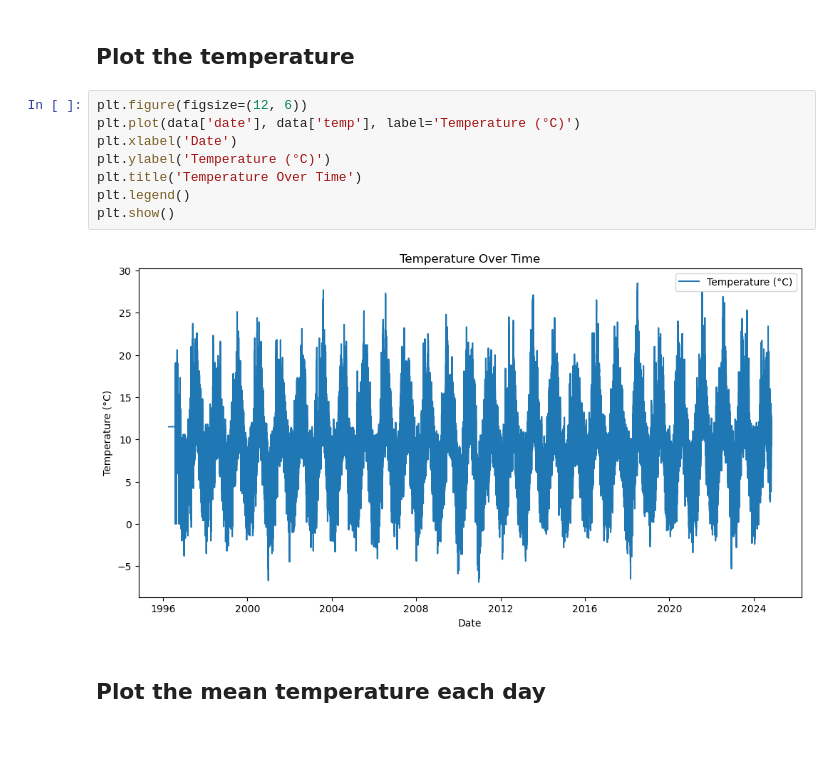
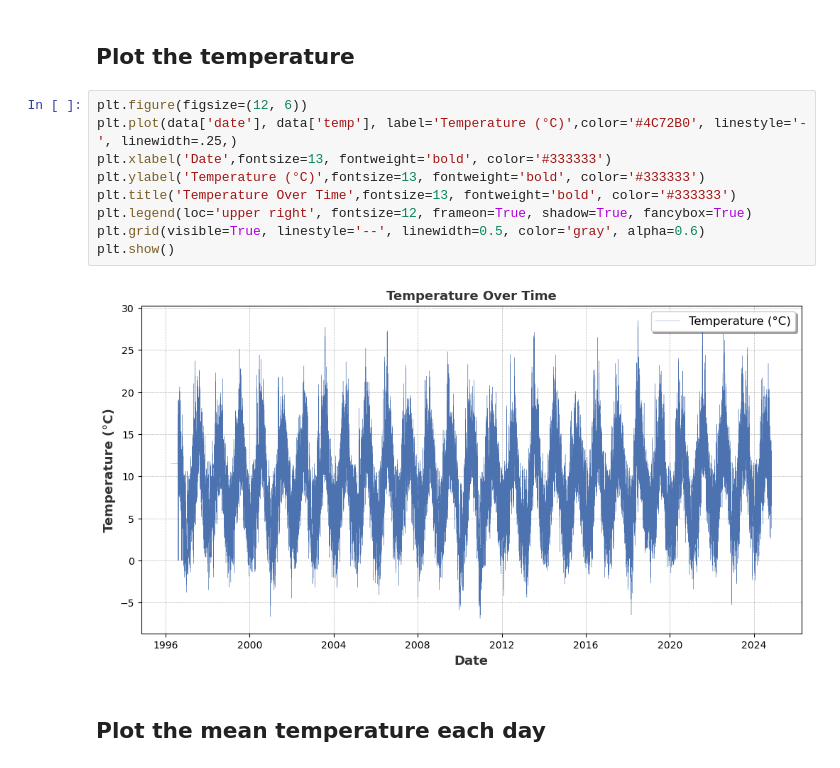
Before and after one commit to sarahembarry/PFDA-assignments, a Jupyter notebook: assignment_6_Weather.ipynb, the cells around one changed output. Cells and saved outputs as stored; diff of their text form; blank space fills up the shorter version.

```diff
--- a/assignment_6_Weather.ipynb
+++ b/assignment_6_Weather.ipynb
@@ -11,14 +11,15 @@ data['date'] = pd.to_datetime(data['date'], format='%d-%b-%Y %H:%M')
 ## Plot the temperature
 # %%
 plt.figure(figsize=(12, 6))
-plt.plot(data['date'], data['temp'], label='Temperature (°C)')
-plt.xlabel('Date')
-plt.ylabel('Temperature (°C)')
-plt.title('Temperature Over Time')
-plt.legend()
+plt.plot(data['date'], data['temp'], label='Temperature (°C)',color='#4C72B0', linestyle='-', linewidth=.25,)
+plt.xlabel('Date',fontsize=13, fontweight='bold', color='#333333')
+plt.ylabel('Temperature (°C)',fontsize=13, fontweight='bold', color='#333333')
+plt.title('Temperature Over Time',fontsize=13, fontweight='bold', color='#333333')
+plt.legend(loc='upper right', fontsize=12, frameon=True, shadow=True, fancybox=True)
+plt.grid(visible=True, linestyle='--', linewidth=0.5, color='gray', alpha=0.6)
 plt.show()
 # %% [output]
-[figure, old version]
+[figure, new version]
 # %% [markdown]
 ## Plot the mean temperature each day
 # %%
```
Also changed, not shown: parts of 9 cells of this notebook, 1 other file.
